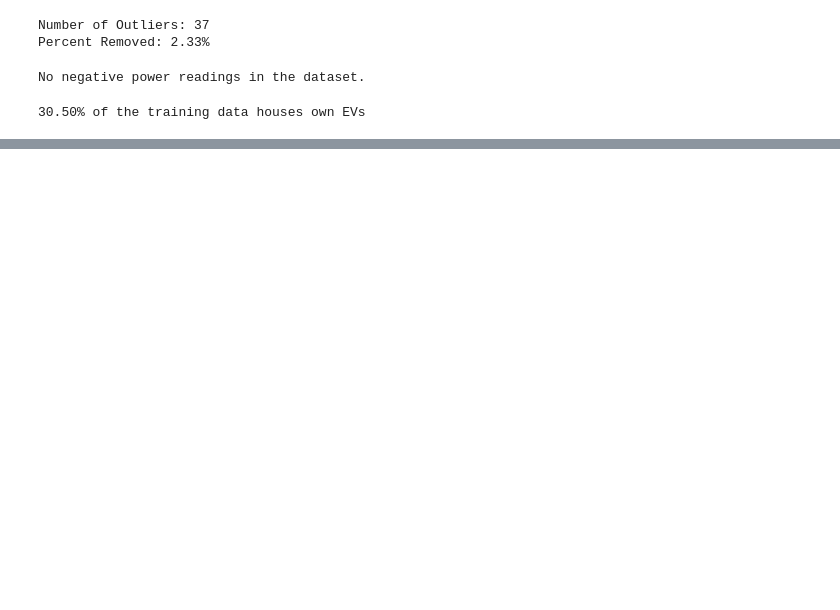
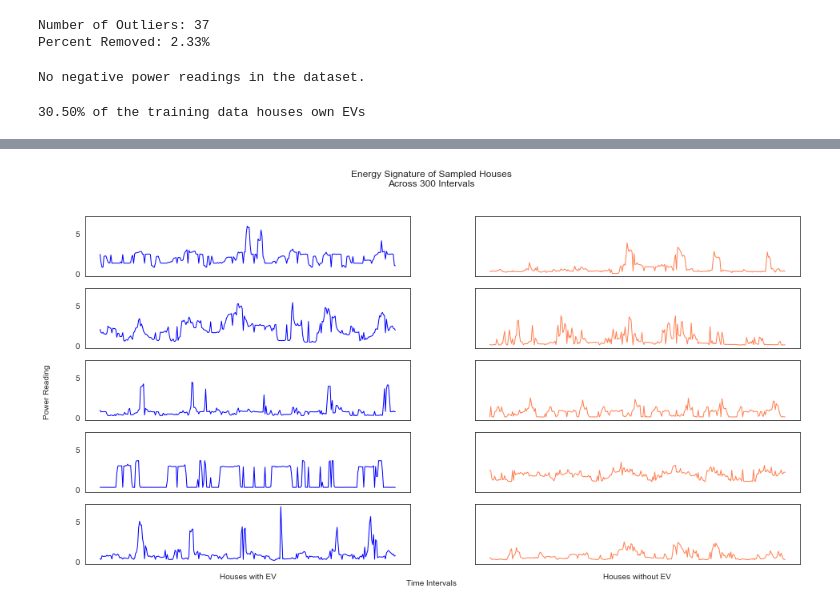
Before and after one commit to AndreaKeane/electric-vehicle-detection, a Jupyter notebook: misc_exploration/explore_distributions.ipynb, the cells around one changed output, grey strips where cells are left out. Saved outputs shown, nothing was run; the diff lists cells and outputs as text; code cells hidden in the pictures; blank space fills up the shorter version.

```diff
--- a/misc_exploration/explore_distributions.ipynb
+++ b/misc_exploration/explore_distributions.ipynb
@@ -141,0 +196,24 @@ f.savefig(fig_path / "stats_subplots.png")
+# %%
+# Randomly sample houses with E-Cars
+# Note: This random state was selected to exaggerate the effect
+sample_w = train_w.iloc[:, :300].sample(5, random_state=2)
+sample_wo = train_wo.iloc[:, :300].sample(5, random_state=2)
+
+f, axes = plt.subplots(5, 2, sharex=True, sharey=True, figsize=(16, 8))
+
+for i in range(5):
+    sns.lineplot(data=sample_w.iloc[i, :].T, ax=axes[i,0], color="blue", lw=1)
+    sns.lineplot(data=sample_wo.iloc[i, :].T, ax=axes[i,1], color="coral", lw=1)
+
+axes[4,0].set_xlabel("Houses with EV")
+axes[4,1].set_xlabel("Houses without EV")
+axes[4,0].set_xticklabels([])
+
+f.text(0.5, 0.08, 'Time Intervals', ha='center')
+f.text(0.08, 0.5, 'Power Reading', va='center', rotation='vertical')
+
+# plt.tight_layout(pad=6)
+f.suptitle('Energy Signature of Sampled Houses\nAcross 300 Intervals');
+f.savefig(fig_path / "profile_3.png", dpi=400)
+# %% [output]
+[figure, added]
```
Also changed, not shown: parts of 7 cells of this notebook, 22 other files.
